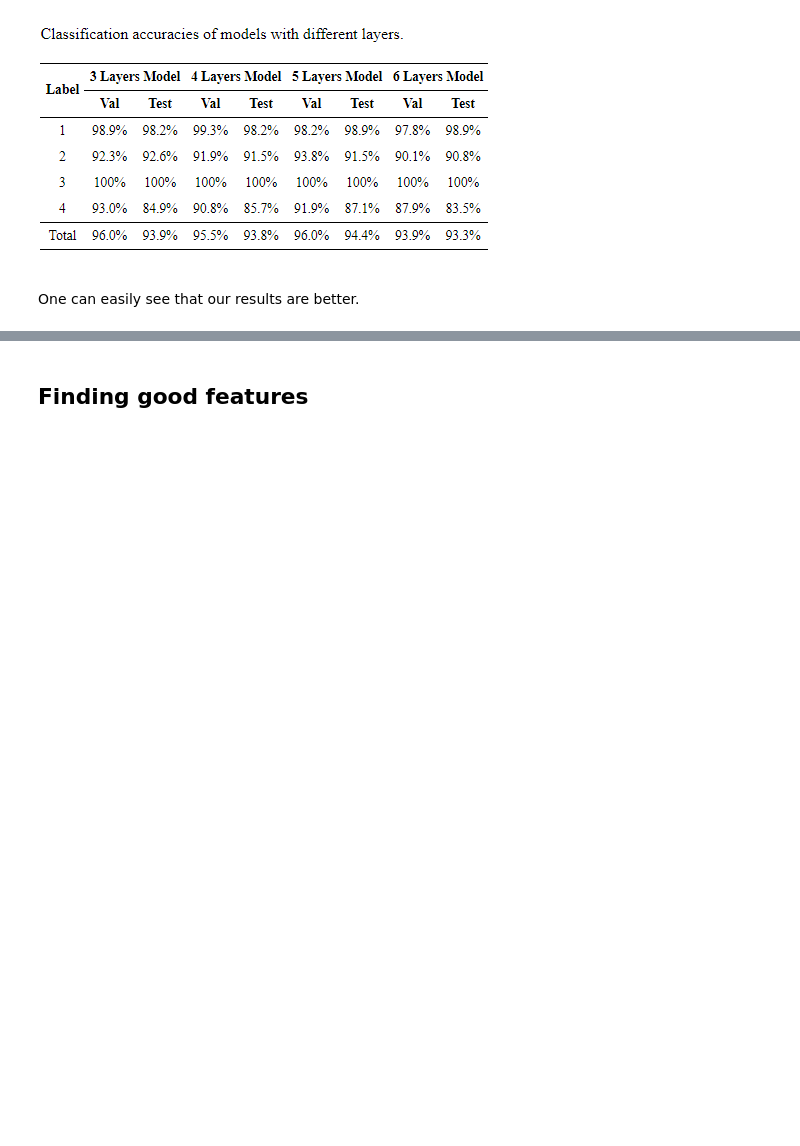
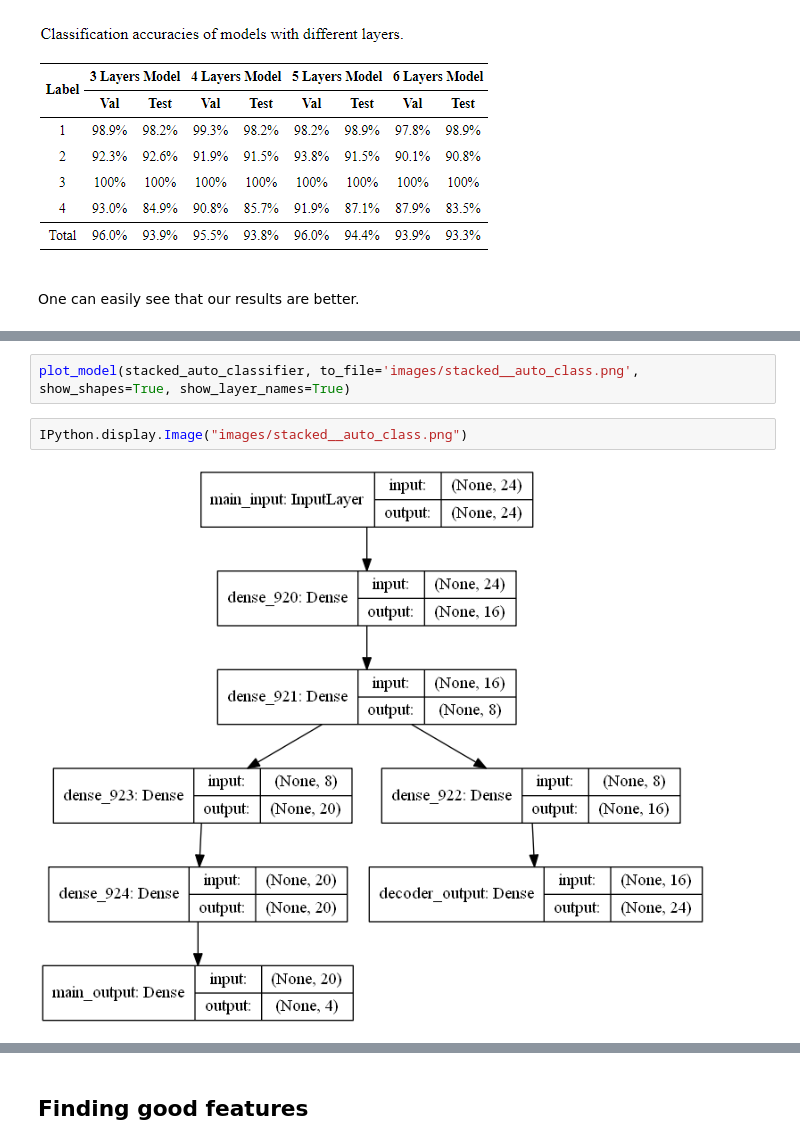
Before and after one commit to philippgrafendorfe/stackedautoencoders, a Jupyter notebook: ROBO_Autoencoder.ipynb, the cells around one changed output, grey strips where cells are left out. Saved outputs shown, nothing was run; the diff lists cells and outputs as text; blank space fills up the shorter version.

```diff
--- a/ROBO_Autoencoder.ipynb
+++ b/ROBO_Autoencoder.ipynb
@@ -227,0 +300,6 @@ One can easily see that our results are better.
+# %%
+plot_model(stacked_auto_classifier, to_file='images/stacked__auto_class.png', show_shapes=True, show_layer_names=True)
+# %%
+IPython.display.Image("images/stacked__auto_class.png")
+# %% [output]
+[figure, added]
```
Also changed, not shown: parts of 39 cells of this notebook, 9 other files.
